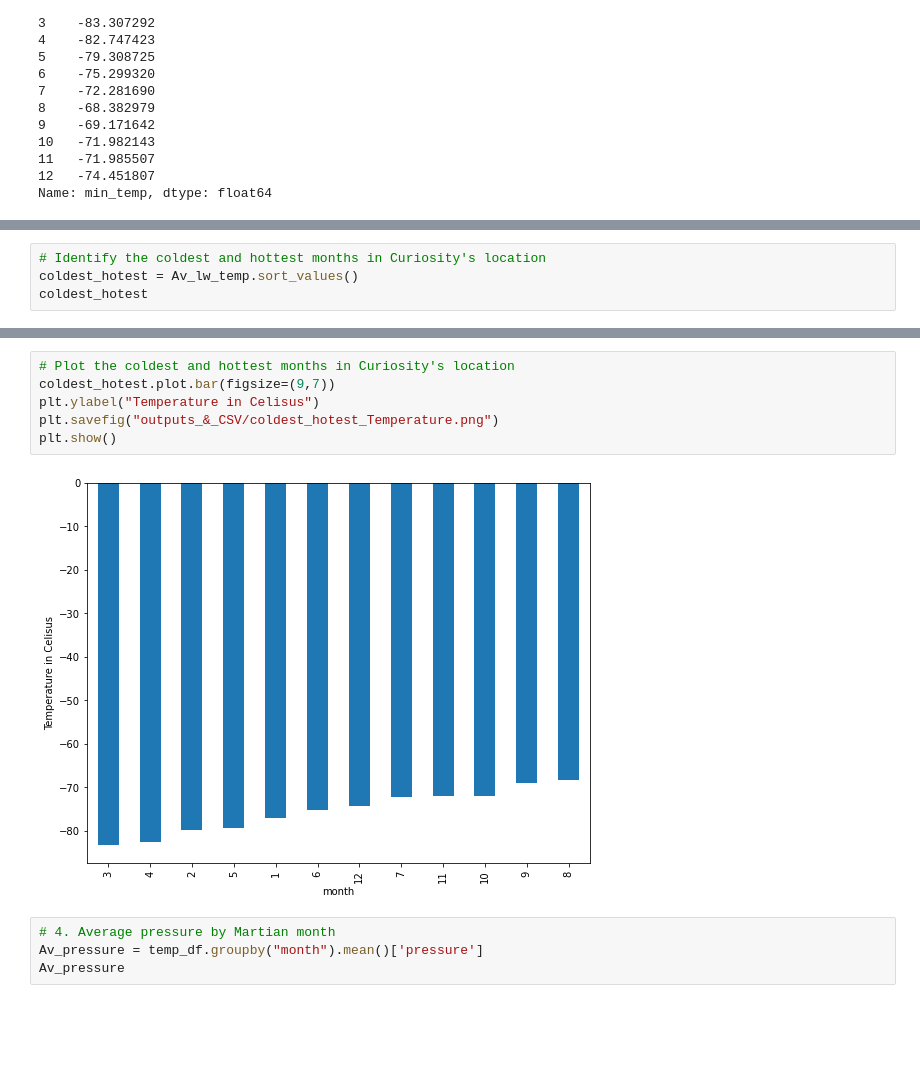
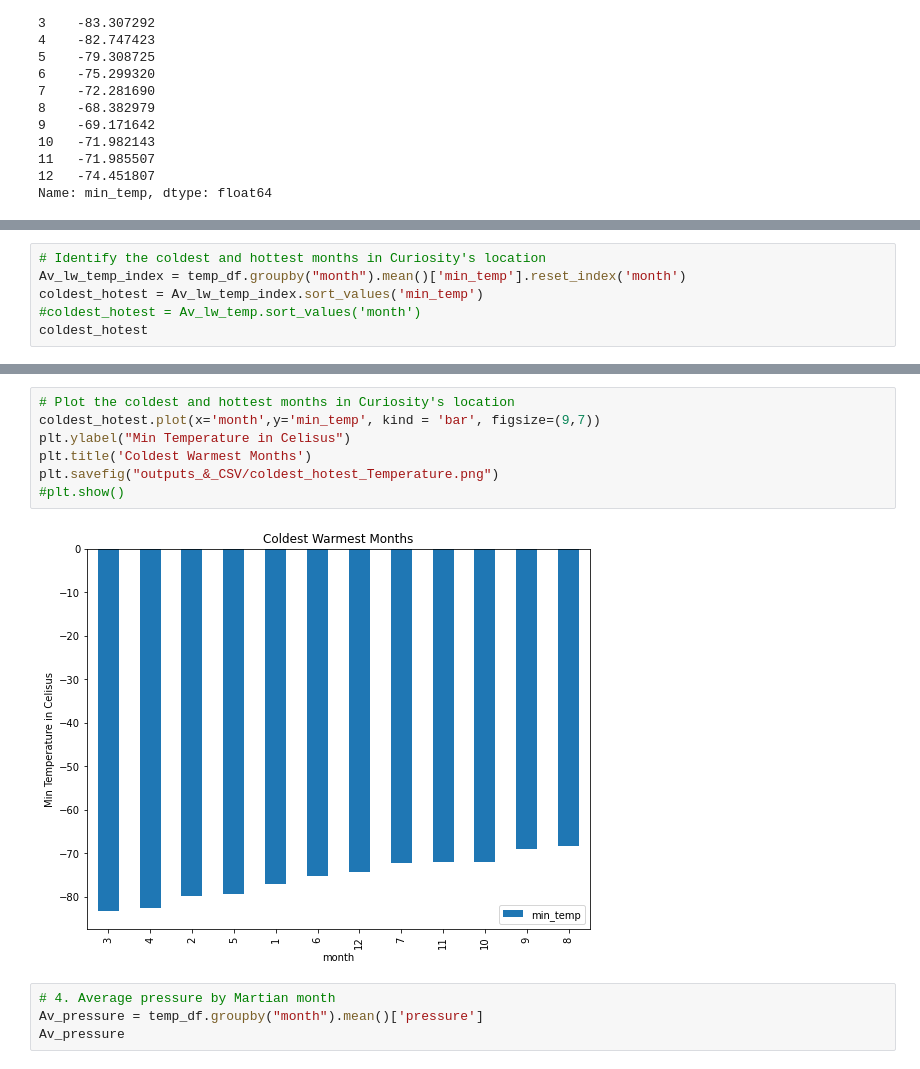
Before and after one commit to hanydief/data_collection-, a Jupyter notebook: part_2_mars_weather.ipynb, the cells around one changed output, grey strips where cells are left out. Drawn from its saved outputs; the diff is of its cells as text; blank space fills up the shorter version.

```diff
--- a/part_2_mars_weather.ipynb
+++ b/part_2_mars_weather.ipynb
@@ -230,5 +231,7 @@ plt.show()
 # %%
 # Identify the coldest and hottest months in Curiosity's location
-coldest_hotest = Av_lw_temp.sort_values()
+Av_lw_temp_index = temp_df.groupby("month").mean()['min_temp'].reset_index('month')
+coldest_hotest = Av_lw_temp_index.sort_values('min_temp')
+#coldest_hotest = Av_lw_temp.sort_values('month')
 coldest_hotest
 # %% [output]
@@ -249,11 +265,12 @@ Name: min_temp, dtype: float64
 # %%
 # Plot the coldest and hottest months in Curiosity's location
-coldest_hotest.plot.bar(figsize=(9,7))
-plt.ylabel("Temperature in Celisus")
+coldest_hotest.plot(x='month',y='min_temp', kind = 'bar', figsize=(9,7))
+plt.ylabel("Min Temperature in Celisus")
+plt.title('Coldest Warmest Months')
 plt.savefig("outputs_&_CSV/coldest_hotest_Temperature.png")
-plt.show()
+#plt.show()
 # %% [output]
-[figure, old version]
+[figure, new version]
 # %%
 # 4. Average pressure by Martian month
 Av_pressure = temp_df.groupby("month").mean()['pressure']
```
Also changed, not shown: parts of 13 cells of this notebook, 12 other files.
